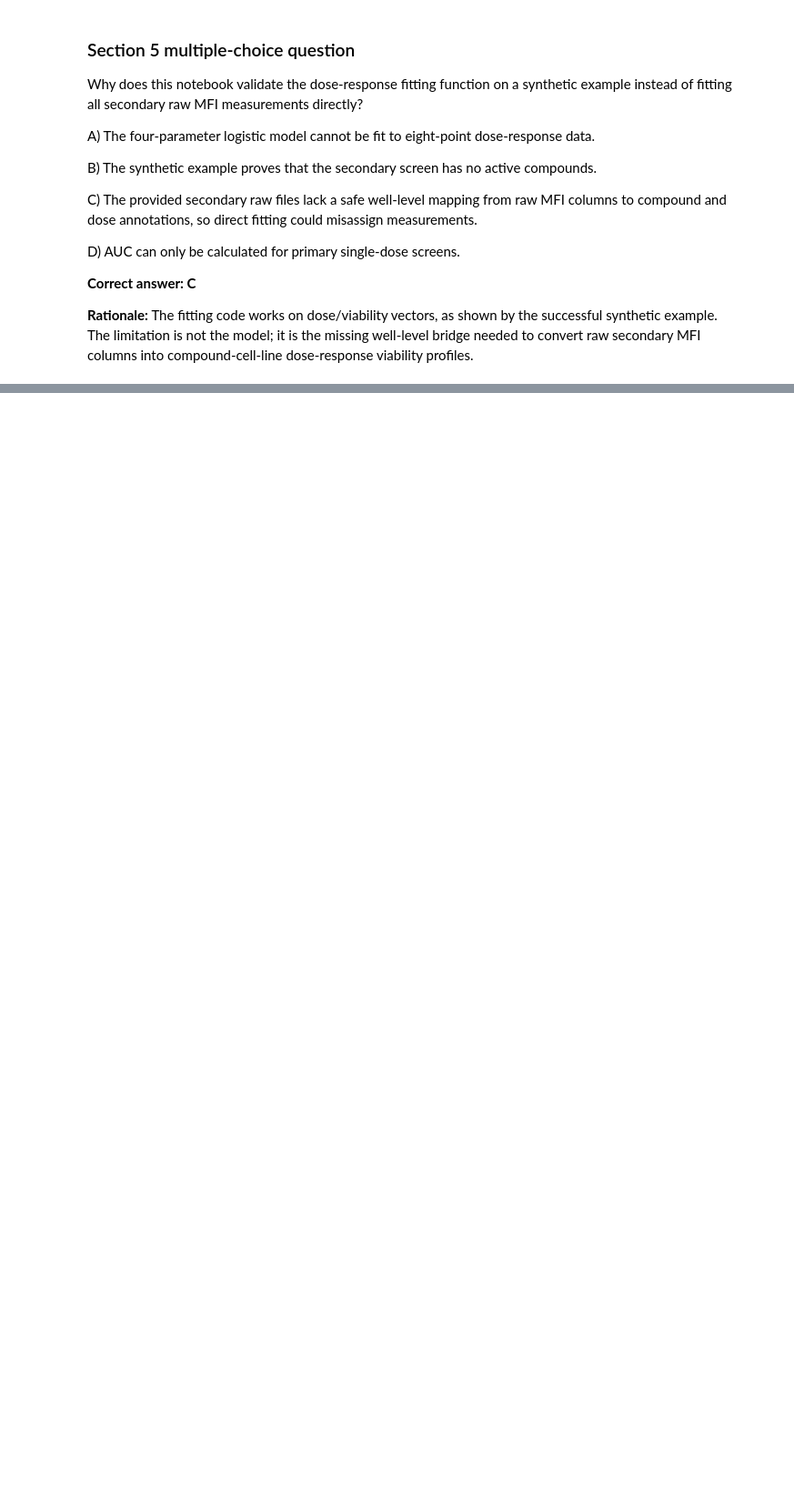
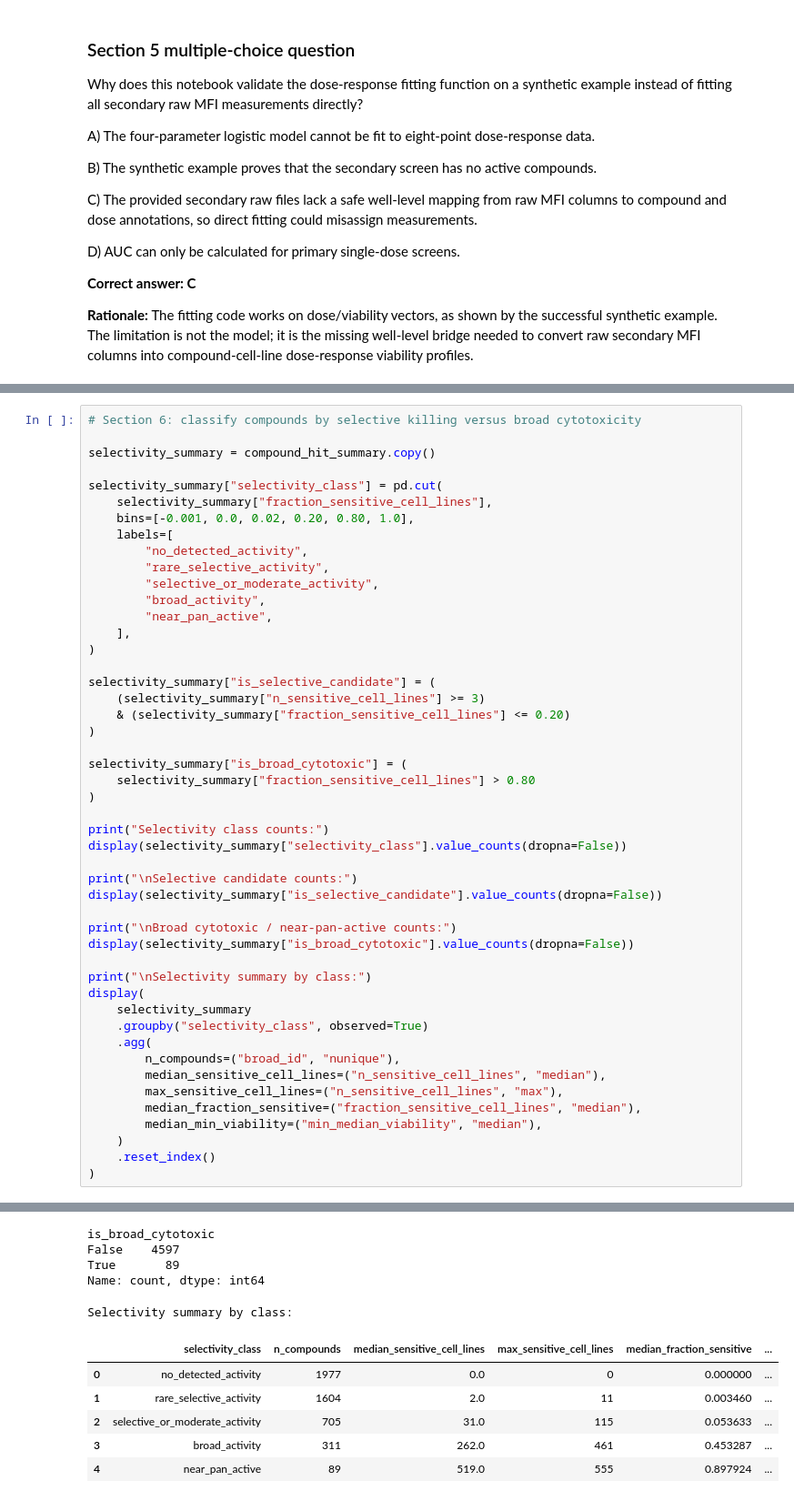
Before and after one commit to shashankshrishrimal-source/Code-for-assignment, a Jupyter notebook: notebooks/prism_repurposing_analysis.ipynb, the cells around one changed output, grey strips where cells are left out. Shown at 91% size. Cells and saved outputs as stored; diff of their text form; blank space fills up the shorter version.

```diff
--- a/notebooks/prism_repurposing_analysis.ipynb
+++ b/notebooks/prism_repurposing_analysis.ipynb
@@ -3876,0 +4934,49 @@ D) AUC can only be calculated for primary single-dose screens.
+# %%
+# Section 6: classify compounds by selective killing versus broad cytotoxicity
+
+selectivity_summary = compound_hit_summary.copy()
+
+selectivity_summary["selectivity_class"] = pd.cut(
+    selectivity_summary["fraction_sensitive_cell_lines"],
+    bins=[-0.001, 0.0, 0.02, 0.20, 0.80, 1.0],
+    labels=[
+        "no_detected_activity",
+        "rare_selective_activity",
+        "selective_or_moderate_activity",
+        "broad_activity",
+        "near_pan_active",
+    ],
+)
+
+selectivity_summary["is_selective_candidate"] = (
+    (selectivity_summary["n_sensitive_cell_lines"] >= 3)
+    & (selectivity_summary["fraction_sensitive_cell_lines"] <= 0.20)
+)
+
+selectivity_summary["is_broad_cytotoxic"] = (
+    selectivity_summary["fraction_sensitive_cell_lines"] > 0.80
+)
+
+print("Selectivity class counts:")
+display(selectivity_summary["selectivity_class"].value_counts(dropna=False))
+
+print("\nSelective candidate counts:")
+display(selectivity_summary["is_selective_candidate"].value_counts(dropna=False))
+
+print("\nBroad cytotoxic / near-pan-active counts:")
+display(selectivity_summary["is_broad_cytotoxic"].value_counts(dropna=False))
+
+print("\nSelectivity summary by class:")
+display(
+    selectivity_summary
+    .groupby("selectivity_class", observed=True)
+    .agg(
+        n_compounds=("broad_id", "nunique"),
+        median_sensitive_cell_lines=("n_sensitive_cell_lines", "median"),
+        max_sensitive_cell_lines=("n_sensitive_cell_lines", "max"),
+        median_fraction_sensitive=("fraction_sensitive_cell_lines", "median"),
+        median_min_viability=("min_median_viability", "median"),
+    )
+    .reset_index()
+)
+# %% [output]
@@ -3876,0 +4997,11 @@ D) AUC can only be calculated for primary single-dose screens.
+is_broad_cytotoxic
+False    4597
+True       89
+Name: count, dtype: int64
+Selectivity summary by class:
+|  | selectivity_class | n_compounds | median_sensitive_cell_lines | max_sensitive_cell_lines | median_fraction_sensitive | ... |
+| 0 | no_detected_activity | 1977 | 0.0 | 0 | 0.000000 | ... |
+| 1 | rare_selective_activity | 1604 | 2.0 | 11 | 0.003460 | ... |
+| 2 | selective_or_moderate_activity | 705 | 31.0 | 115 | 0.053633 | ... |
+| 3 | broad_activity | 311 | 262.0 | 461 | 0.453287 | ... |
+| 4 | near_pan_active | 89 | 519.0 | 555 | 0.897924 | ... |
```
Also changed, not shown: parts of 34 cells of this notebook.
